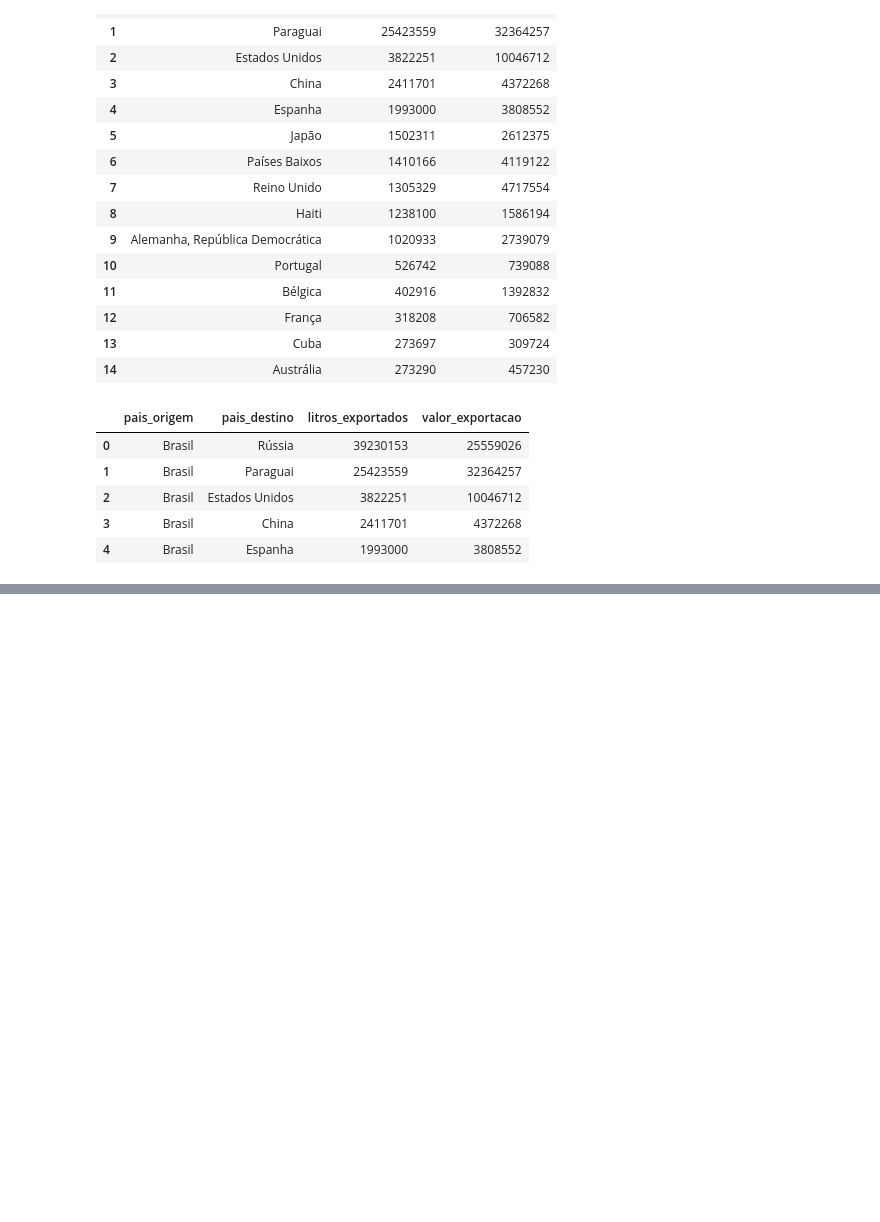
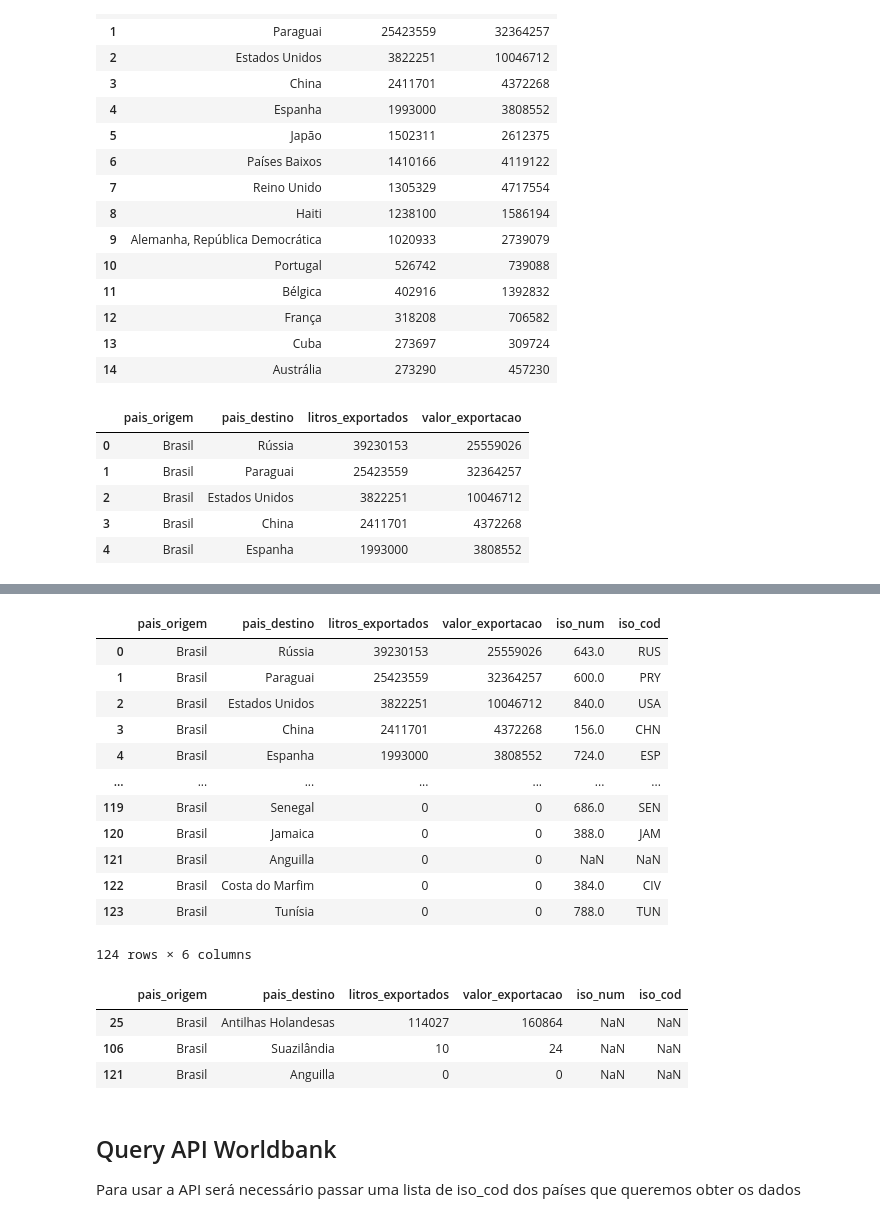
Before and after one commit to jackson-simionato/fase1_pos_tech_challenge_wine, a Jupyter notebook: fase 1 - tech challenge (vinhos).ipynb, the cells around one changed output, grey strips where cells are left out. Saved outputs shown, nothing was run; the diff lists cells and outputs as text; code cells hidden in the pictures; blank space fills up the shorter version.

```diff
--- a/fase 1 - tech challenge (vinhos).ipynb
+++ b/fase 1 - tech challenge (vinhos).ipynb
@@ -304,0 +426,4 @@ no changes added to commit (use "git add" and/or "git commit -a")
+# %%
+# Criação de  dicionário para mudança dos nomes
+dict_rename_paises_wine = dict(zip(list_nome_paises_correcao_wine, list_novos_nomes_paises))
+dict_rename_paises_wine
@@ -304,0 +448,10 @@ no changes added to commit (use "git add" and/or "git commit -a")
+# %%
+# Criação de lista com países do df de codigo ISO que precisam de correção no nome
+list_nome_paises_correcao_iso = ['Países Baixos (Holanda)','Reino Unido da Grã-Bretanha e Irlanda do Norte','Alemanha','Chéquia','Curaçau','Antilhas Holandesas','Estónia','Nova Zelândia (Aotearoa)','Emirados Árabes Unidos',
+                                  'Coreia do Sul','Trindade e Tobago','Barém','Dominicana, República','Congo, República do','Caimã, Ilhas', 'Man, Ilha de','Bósnia e Herzegovina','Bangladexe', 'Virgens Americanas, Ilhas']
+
+list_novos_nomes_paises_iso = ['Países Baixos','Reino Unido','Alemanha','República Tcheca','Curaçao','Antilhas Holandesas','Estônia','Nova Zelândia','Emirados Árabes Unidos',
+                           'Coréia do Sul', 'Trinidad e Tobago','Barein','República Dominicana','Congo','Ilhas Cayman','Ilha de Man','Bósnia-Herzegovina','Bangladesh','Ilhas Virgens']
+
+# Criação de  dicionário para mudança dos nomes no df ISO
+dict_rename_paises_iso = dict(zip(list_nome_paises_correcao_iso, list_novos_nomes_paises_iso))
@@ -304,0 +480,4 @@ no changes added to commit (use "git add" and/or "git commit -a")
+# %%
+# Novo df ISO com nomes dos países corrigidos
+df_iso_renamed = pd_iso.replace({'País':dict_rename_paises_iso})
+df_iso_renamed
@@ -304,0 +498,4 @@ no changes added to commit (use "git add" and/or "git commit -a")
+# %%
+# Novo df de vinhos com nomes dos países corrigidos
+wine_df_15_anos_renamed = wine_df_15_anos.replace({'pais_destino':dict_rename_paises_wine})
+wine_df_15_anos_renamed
@@ -304,0 +516,32 @@ no changes added to commit (use "git add" and/or "git commit -a")
+# %%
+# Merge final dos dois DFs para obter o codigo ISO de cada país do DF de vinhos
+wine_df_15_anos_iso = wine_df_15_anos_renamed.merge(df_iso_renamed[['País','núm','alfa-3']], left_on='pais_destino', right_on='País', how='left')
+wine_df_15_anos_iso.drop(columns=['País'], inplace=True)
+wine_df_15_anos_iso.rename(columns={'núm':'iso_num', 'alfa-3':'iso_cod'}, inplace=True)
+wine_df_15_anos_iso
+# %% [output]
+|  | pais_origem | pais_destino | litros_exportados | valor_exportacao | iso_num | iso_cod |
+| 0 | Brasil | Rússia | 39230153 | 25559026 | 643.0 | RUS |
+| 1 | Brasil | Paraguai | 25423559 | 32364257 | 600.0 | PRY |
+| 2 | Brasil | Estados Unidos | 3822251 | 10046712 | 840.0 | USA |
+| 3 | Brasil | China | 2411701 | 4372268 | 156.0 | CHN |
+| 4 | Brasil | Espanha | 1993000 | 3808552 | 724.0 | ESP |
+| ... | ... | ... | ... | ... | ... | ... |
+| 119 | Brasil | Senegal | 0 | 0 | 686.0 | SEN |
+| 120 | Brasil | Jamaica | 0 | 0 | 388.0 | JAM |
+| 121 | Brasil | Anguilla | 0 | 0 | NaN | NaN |
+| 122 | Brasil | Costa do Marfim | 0 | 0 | 384.0 | CIV |
+| 123 | Brasil | Tunísia | 0 | 0 | 788.0 | TUN |
+124 rows × 6 columns
+# %%
+# Países que continuaram sem código ISO, são territórios que não possuem código ISO próprio
+wine_df_15_anos_iso.loc[wine_df_15_anos_iso.iso_cod.isna()]
+# %% [output]
+|  | pais_origem | pais_destino | litros_exportados | valor_exportacao | iso_num | iso_cod |
+| 25 | Brasil | Antilhas Holandesas | 114027 | 160864 | NaN | NaN |
+| 106 | Brasil | Suazilândia | 10 | 24 | NaN | NaN |
+| 121 | Brasil | Anguilla | 0 | 0 | NaN | NaN |
+# %% [markdown]
+## Query API Worldbank
+
+Para usar a API será necessário passar uma lista de iso_cod dos países que queremos obter os dados
```
Also changed, not shown: parts of 59 cells of this notebook.
